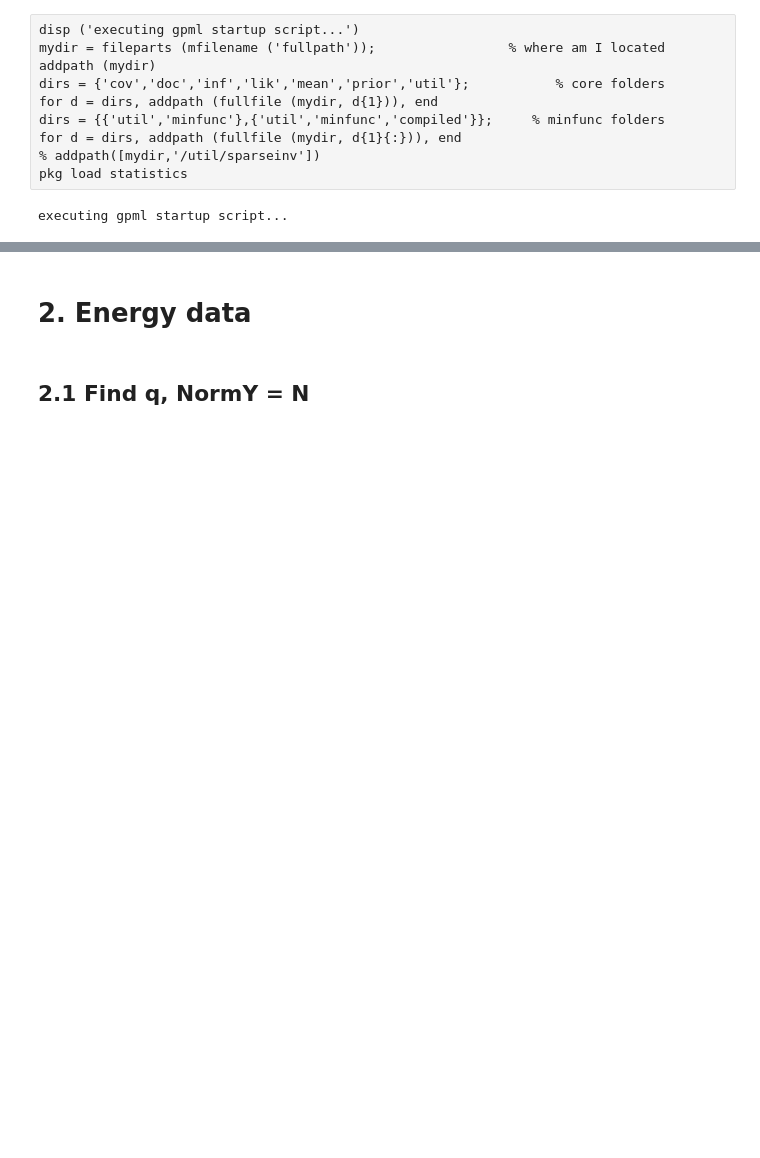
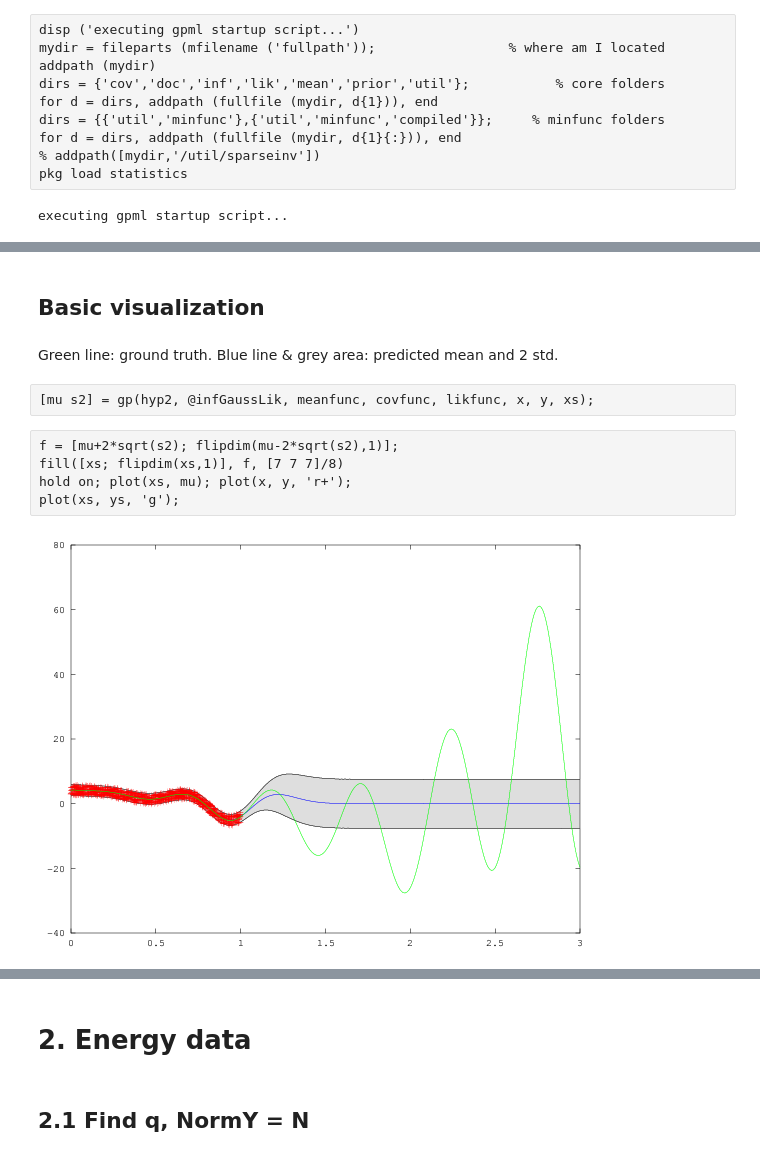
Before and after one commit to naiqili/Tsallis_GPR, a Jupyter notebook: Visualize.ipynb, the cells around one changed output, grey strips where cells are left out. Drawn from its saved outputs; the diff is of its cells as text; blank space fills up the shorter version.

```diff
--- a/Visualize.ipynb
+++ b/Visualize.ipynb
@@ -31,0 +61,13 @@ plot(xs, ys)
+# %% [markdown]
+## Basic visualization
+# %% [markdown]
+Green line: ground truth. Blue line & grey area: predicted mean and 2 std.
+# %%
+[mu s2] = gp(hyp2, @infGaussLik, meanfunc, covfunc, likfunc, x, y, xs);
+# %%
+f = [mu+2*sqrt(s2); flipdim(mu-2*sqrt(s2),1)];
+fill([xs; flipdim(xs,1)], f, [7 7 7]/8)
+hold on; plot(xs, mu); plot(x, y, 'r+');
+plot(xs, ys, 'g');
+# %% [output]
+[figure, added]
```
Also changed, not shown: parts of 12 cells of this notebook, 16 other files.
